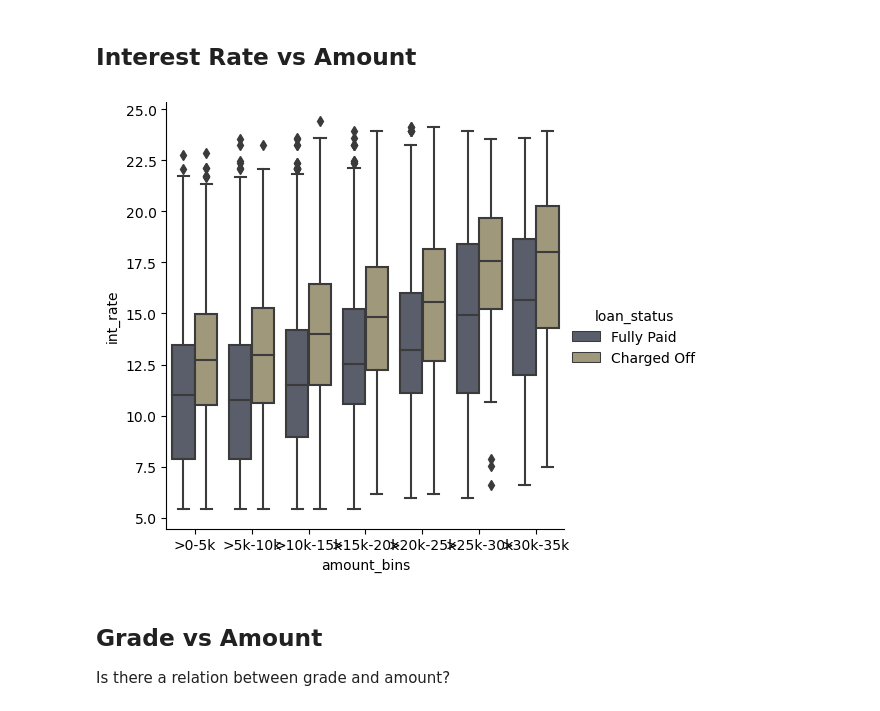
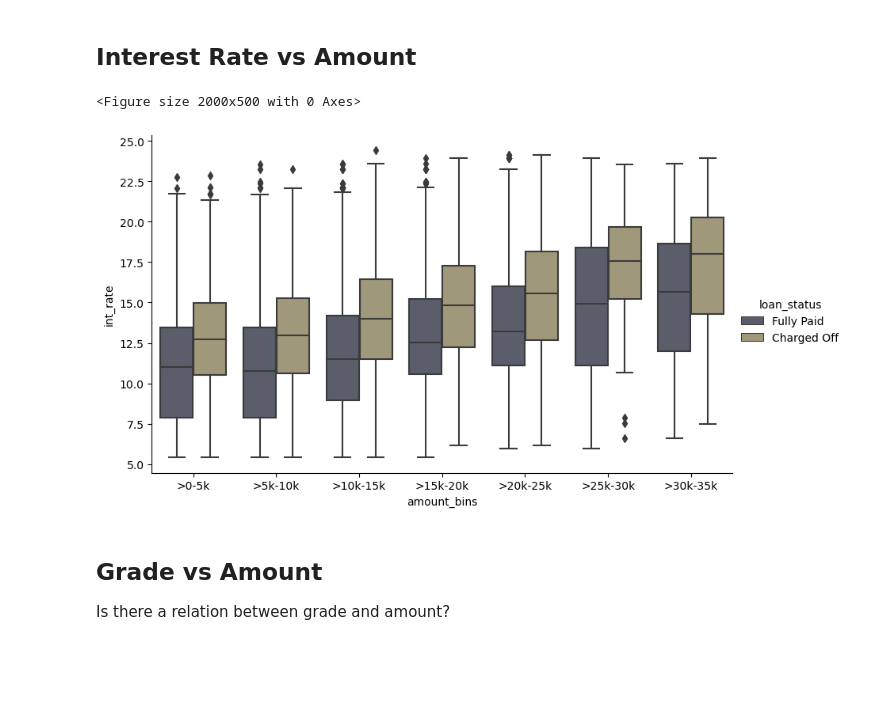
Before and after one commit to ajayvmohandas/lending_club_case_study, a Jupyter notebook: Lending-Club-Case-Study.ipynb, the cells around one changed output. Saved outputs shown, nothing was run; the diff lists cells and outputs as text; code cells hidden in the pictures; blank space fills up the shorter version.

```diff
--- a/Lending-Club-Case-Study.ipynb
+++ b/Lending-Club-Case-Study.ipynb
@@ -134,3 +134,7 @@ loan_df.drop(['desc'], axis = 1, inplace = True)
 # Removing these two.
 
 loan_df.drop(['next_pymnt_d', 'mths_since_last_record', 'mths_since_last_delinq'], axis = 1, inplace = True)
+
+
+# Added from Ajay's Notebook
+loan_df.drop(["member_id", "url", "last_credit_pull_d","desc","out_prncp_inv","total_pymnt_inv","funded_amnt_inv", "revol_bal", "out_prncp", "total_pymnt", "total_rec_prncp", "total_rec_int", "total_rec_late_fee", "recoveries", "collection_recovery_fee", "last_pymnt_d", "last_pymnt_amnt"], axis = 1, inplace = True)
@@ -164,0 +193,15 @@ loan_df.shape
+# %%
+# Added from Ajay's Notebook
+
+# Columns "issue_d" and "earliest_cr_line" have to be converted to date datatype
+
+loan_df['issue_d'] = pd.to_datetime(loan_df['issue_d'], format='%b-%y')
+loan_df['earliest_cr_line'] = pd.to_datetime(loan_df['earliest_cr_line'], format='%b-%y')
+
+
+# Extract year and month into new columns
+loan_df['issue_year'] = loan_df['issue_d'].dt.year
+loan_df['issue_month'] = loan_df['issue_d'].dt.month
+
+loan_df['earliest_cr_year'] = loan_df['earliest_cr_line'].dt.year
+loan_df['earliest_cr_month'] = loan_df['earliest_cr_line'].dt.month
@@ -191,0 +263,3 @@ Name: annual_inc, dtype: float64
+# %%
+#Remove the outliers by considering the threshold as 0.95, because values after 95 percentile seems to be disconnected from the general distribution.
+loan_df = loan_df[loan_df['annual_inc'] <= loan_df['annual_inc'].quantile(0.95)]
@@ -191,0 +328,3 @@ Name: annual_inc, dtype: float64
+# %%
+#Though the distribution seems to be continuous, there are some values far from distribution of funded amount, we can remove those by considering the threshold as 0.98
+loan_df = loan_df[loan_df['loan_amnt'] <= loan_df['loan_amnt'].quantile(0.98)]
@@ -280,10 +423,12 @@ sns.scatterplot(x='term', y='grade', hue='proportion_paid', data=result_df)
 ##  Interest Rate vs Amount
 # %%
 # We are going to analyze whether there is any relation between amounts, interest rate and the loan status
-sns.catplot(data =loan_df,y ='int_rate', x ='amount_bins', hue ='loan_status',palette="cividis",kind = 'box')
+plt.figure(figsize=(20,5))
+g = sns.catplot(data =loan_df,y ='int_rate', x ='amount_bins', hue ='loan_status', palette="cividis", kind = 'box', aspect=1.66)
 plt.show()
 # %% [output]
+<Figure size 2000x500 with 0 Axes>
-[figure, old version]
+[figure, new version]
 # %% [markdown]
 ## Grade vs Amount
 Is there a relation between grade and amount?
```
Also changed, not shown: parts of 14 cells of this notebook, 1 other file.
